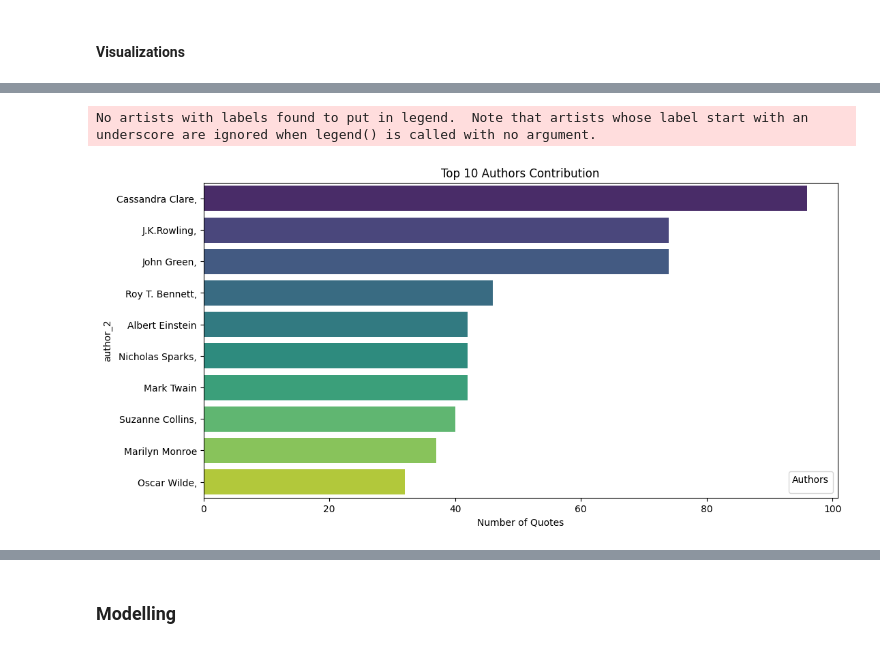
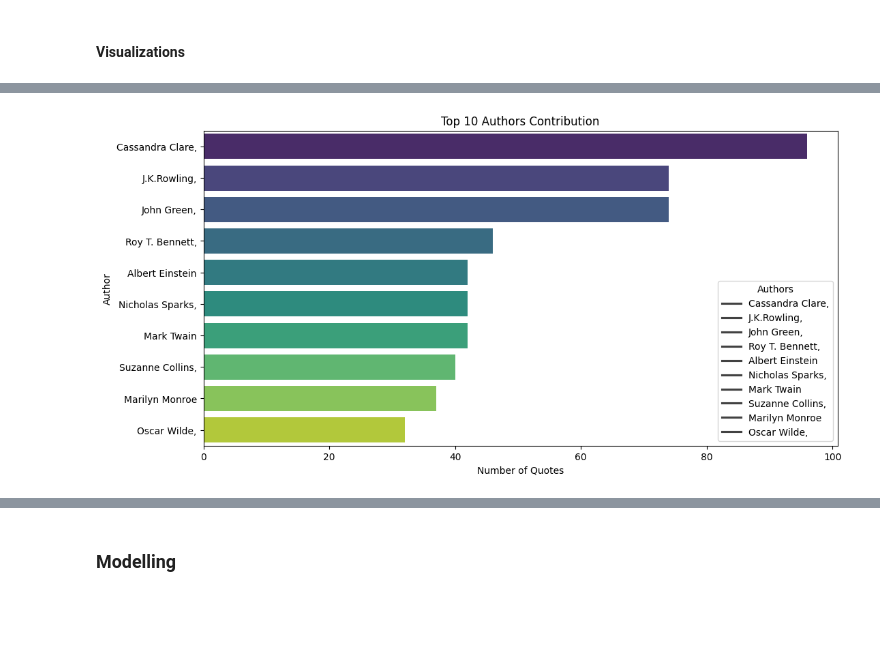
Before and after one commit to I-Macharia/Everyday_Quotes, a Jupyter notebook: Quotes.ipynb, the cells around one changed output, grey strips where cells are left out. Saved outputs shown, nothing was run; the diff lists cells and outputs as text; code cells hidden in the pictures; blank space fills up the shorter version.

Commit message:
refined visualizations for tags, added visualization for tweets

```diff
--- a/Quotes.ipynb
+++ b/Quotes.ipynb
@@ -233,12 +285,12 @@ plt.show()
 # %%
 # Author Contribution Bar Chart
 author_counts = quotes_2['author_2'].value_counts().head(10)
 plt.figure(figsize=(12, 6))
 sns.barplot(x=author_counts.values, y=author_counts.index, hue=author_counts.index, palette='viridis', dodge=False)
 plt.title('Top 10 Authors Contribution')
 plt.xlabel('Number of Quotes')
-plt.legend(title='Authors', loc='lower right')
+plt.ylabel('Author')
+plt.legend(title='Authors', loc='lower right', labels=author_counts.index)
 plt.show()
 # %% [output]
-No artists with labels found to put in legend.  Note that artists whose label start with an underscore are ignored when legend() is called with no argument.
-[figure, old version]
+[figure, new version]
```
Also changed, not shown: parts of 29 cells of this notebook, 1 other file.
